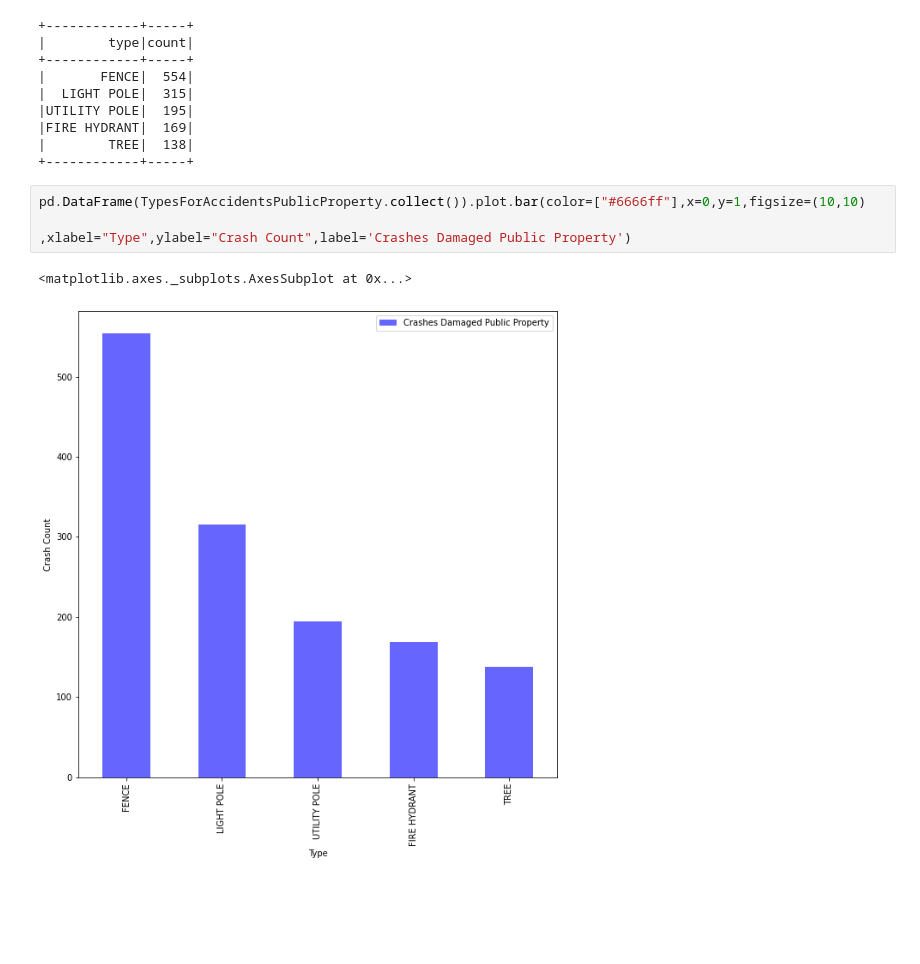
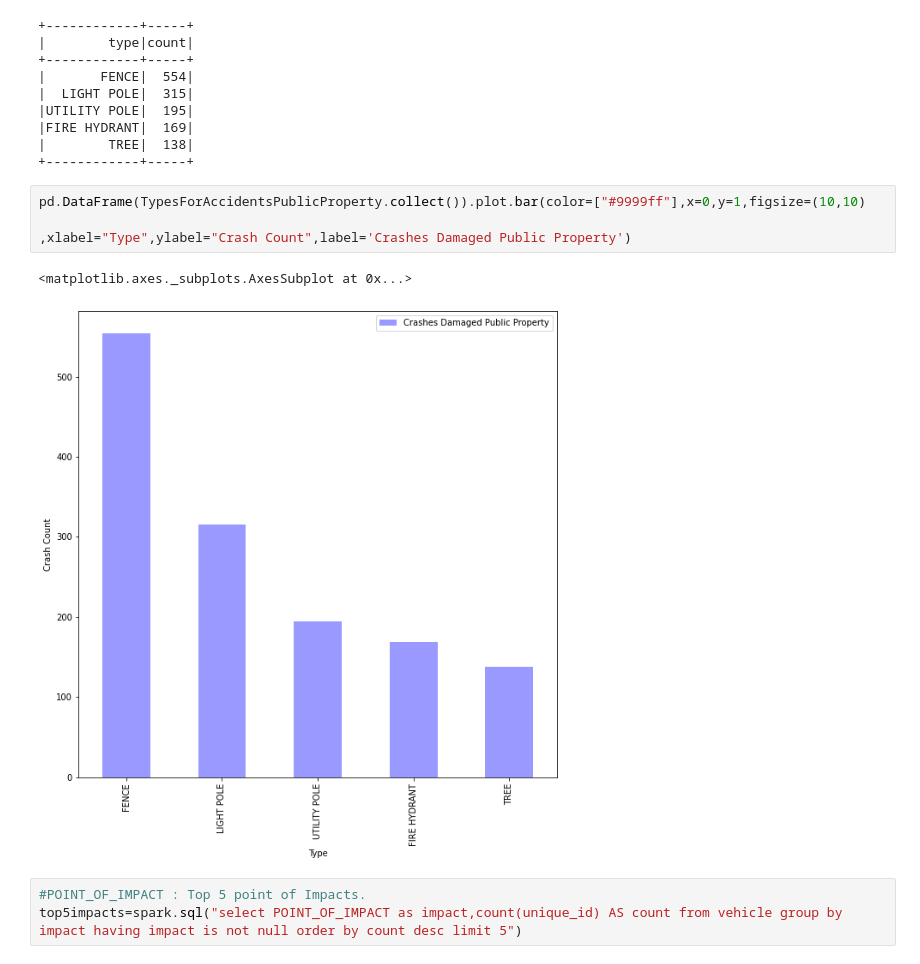
Before and after one commit to Parv17k/nyc_collision_data_analysis, a Jupyter notebook: vehicle_query.ipynb, the cells around one changed output. Saved outputs shown, nothing was run; the diff lists cells and outputs as text; blank space fills up the shorter version.

```diff
--- a/vehicle_query.ipynb
+++ b/vehicle_query.ipynb
@@ -278,9 +299,12 @@ TypesForAccidentsPublicProperty.show();
 |        TREE|  138|
 +------------+-----+
 # %%
-pd.DataFrame(TypesForAccidentsPublicProperty.collect()).plot.bar(color=["#6666ff"],x=0,y=1,figsize=(10,10)
+pd.DataFrame(TypesForAccidentsPublicProperty.collect()).plot.bar(color=["#9999ff"],x=0,y=1,figsize=(10,10)
                                                                                                           ,xlabel="Type",ylabel="Crash Count",label='Crashes Damaged Public Property')
 # %% [output]
 <matplotlib.axes._subplots.AxesSubplot at 0x...>
-[figure, old version]
+[figure, new version]
+# %%
+#POINT_OF_IMPACT : Top 5 point of Impacts.
+top5impacts=spark.sql("select POINT_OF_IMPACT as impact,count(unique_id) AS count from vehicle group by impact having impact is not null order by count desc limit 5")
 # %%
```
Also changed, not shown: parts of 14 cells of this notebook, 13 other files.
